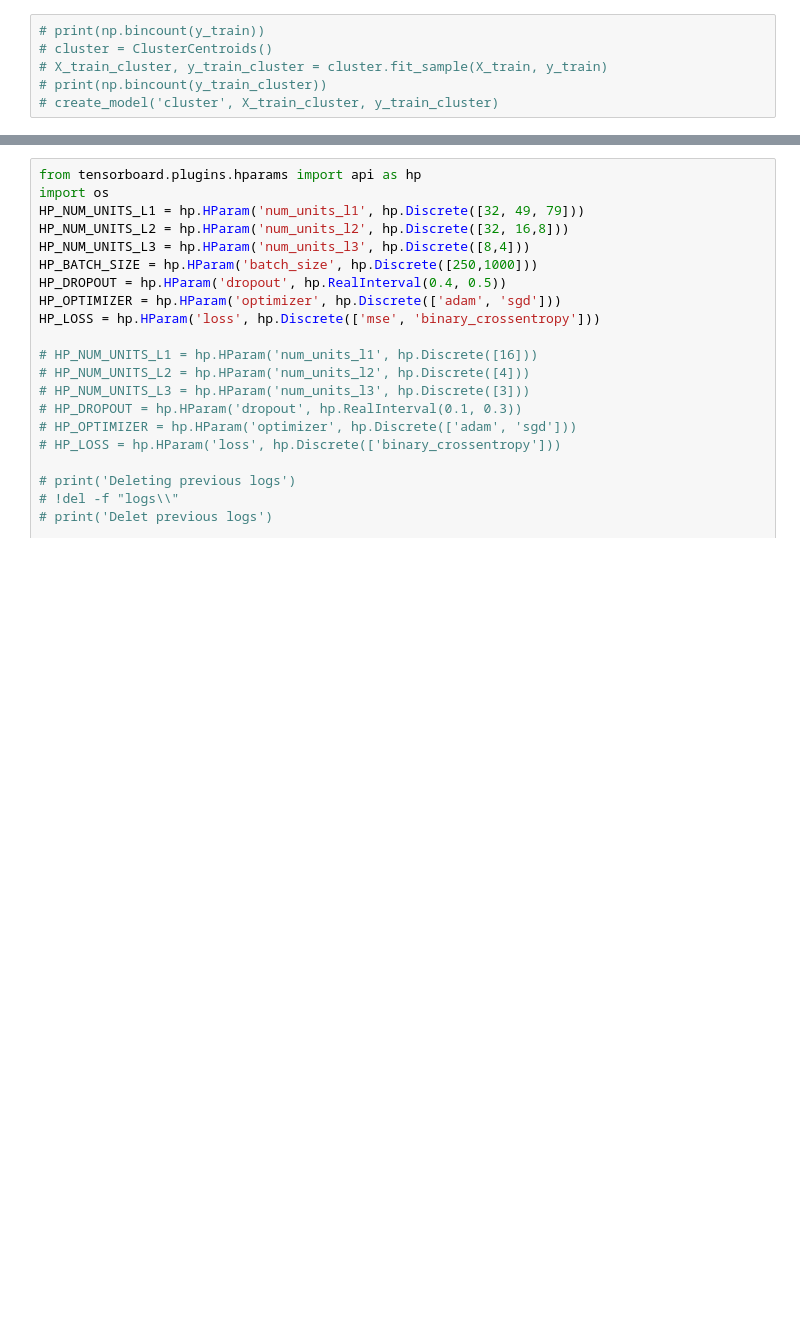
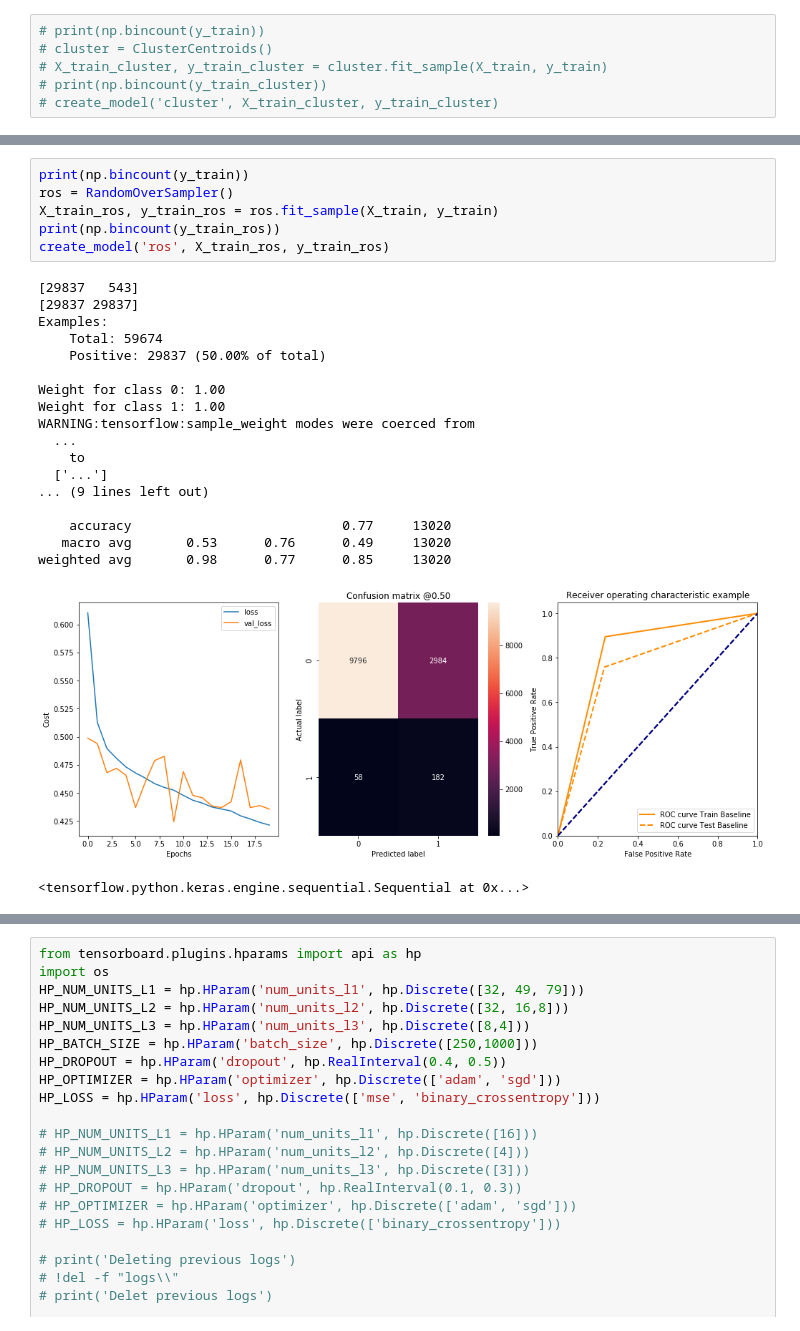
Before and after one commit to dan393/Dissertation, a Jupyter notebook: Code/dissertation/stroke_predictions.ipynb, the cells around one changed output, grey strips where cells are left out. Cells and saved outputs as stored; diff of their text form; blank space fills up the shorter version.

```diff
--- a/Code/dissertation/stroke_predictions.ipynb
+++ b/Code/dissertation/stroke_predictions.ipynb
@@ -757,0 +763,26 @@ weighted avg       0.98      0.61      0.74     13020
+# %%
+print(np.bincount(y_train))
+ros = RandomOverSampler()
+X_train_ros, y_train_ros = ros.fit_sample(X_train, y_train)
+print(np.bincount(y_train_ros))
+create_model('ros', X_train_ros, y_train_ros)
+# %% [output]
+[29837   543]
+[29837 29837]
+Examples:
+    Total: 59674
+    Positive: 29837 (50.00% of total)
+
+Weight for class 0: 1.00
+Weight for class 1: 1.00
+WARNING:tensorflow:sample_weight modes were coerced from
+  ...
+    to
+  ['...']
+... (9 lines left out)
+
+    accuracy                           0.77     13020
+   macro avg       0.53      0.76      0.49     13020
+weighted avg       0.98      0.77      0.85     13020
+[figure, added]
+<tensorflow.python.keras.engine.sequential.Sequential at 0x...>
```
Also changed, not shown: parts of 23 cells of this notebook, 13 other files.
